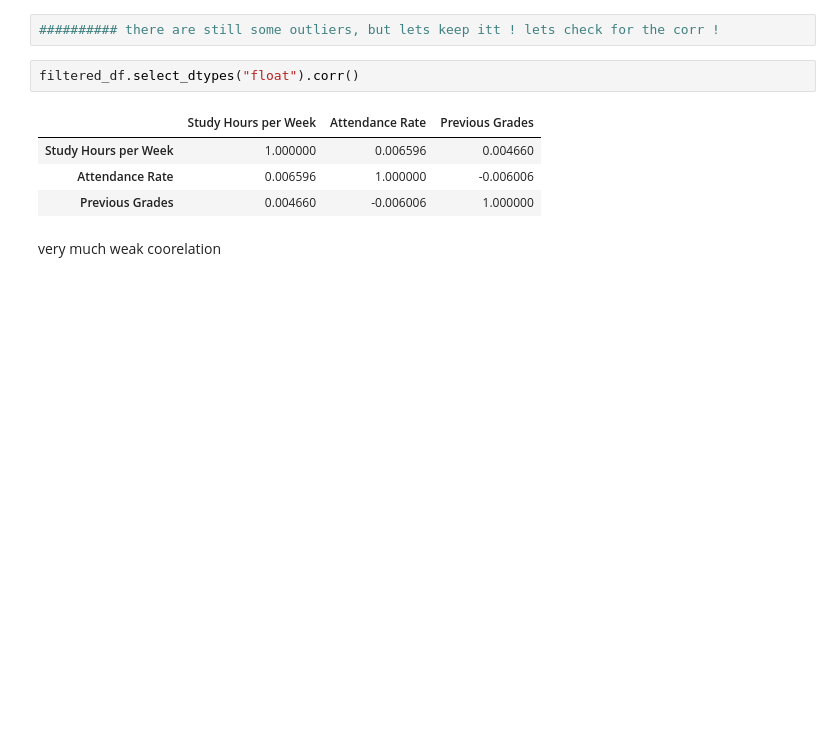
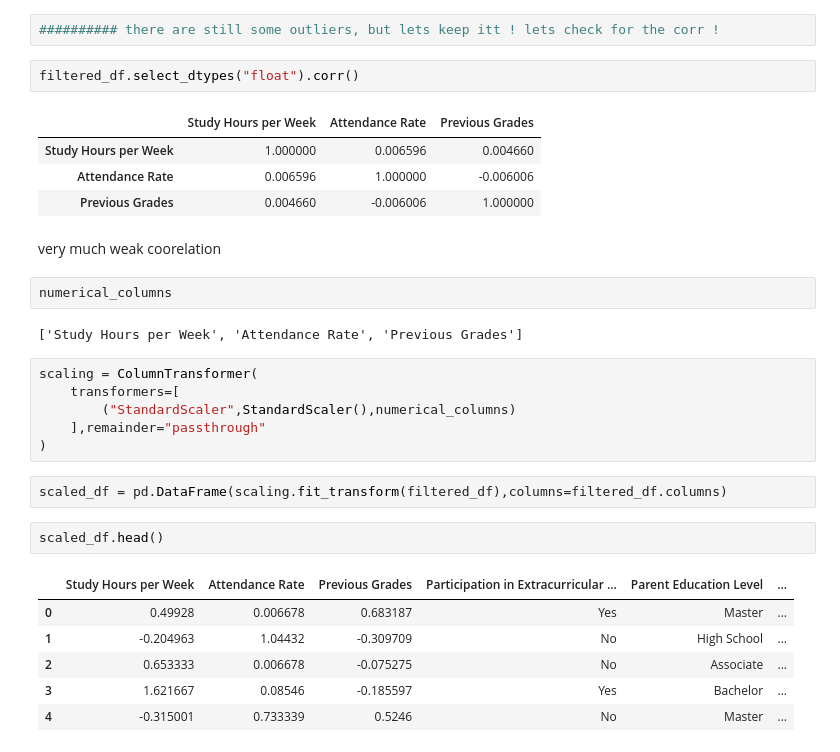
Before and after one commit to hahahang0/MLPracFromKaggle, a Jupyter notebook: studentPerformace/practical1.ipynb, the cells around one changed output. Drawn from its saved outputs; the diff is of its cells as text; blank space fills up the shorter version.

Commit message:
scaling of numerical columns , thunder, so off for now

```diff
--- a/studentPerformace/practical1.ipynb
+++ b/studentPerformace/practical1.ipynb
@@ -240,3 +240,24 @@ filtered_df.select_dtypes("float").corr()
 | Previous Grades | 0.004660 | -0.006006 | 1.000000 |
 # %% [markdown]
 very much weak coorelation
+# %%
+numerical_columns
+# %% [output]
+['Study Hours per Week', 'Attendance Rate', 'Previous Grades']
+# %%
+scaling = ColumnTransformer(
+    transformers=[
+        ("StandardScaler",StandardScaler(),numerical_columns)
+    ],remainder="passthrough"
+)
+# %%
+scaled_df = pd.DataFrame(scaling.fit_transform(filtered_df),columns=filtered_df.columns)
+# %%
+scaled_df.head()
+# %% [output]
+|  | Study Hours per Week | Attendance Rate | Previous Grades | Participation in Extracurricular ... | Parent Education Level | ... |
+| 0 | 0.49928 | 0.006678 | 0.683187 | Yes | Master | ... |
+| 1 | -0.204963 | 1.04432 | -0.309709 | No | High School | ... |
+| 2 | 0.653333 | 0.006678 | -0.075275 | No | Associate | ... |
+| 3 | 1.621667 | 0.08546 | -0.185597 | Yes | Bachelor | ... |
+| 4 | -0.315001 | 0.733339 | 0.5246 | No | Master | ... |
```
Also changed, not shown: parts of 1 cell of this notebook.
